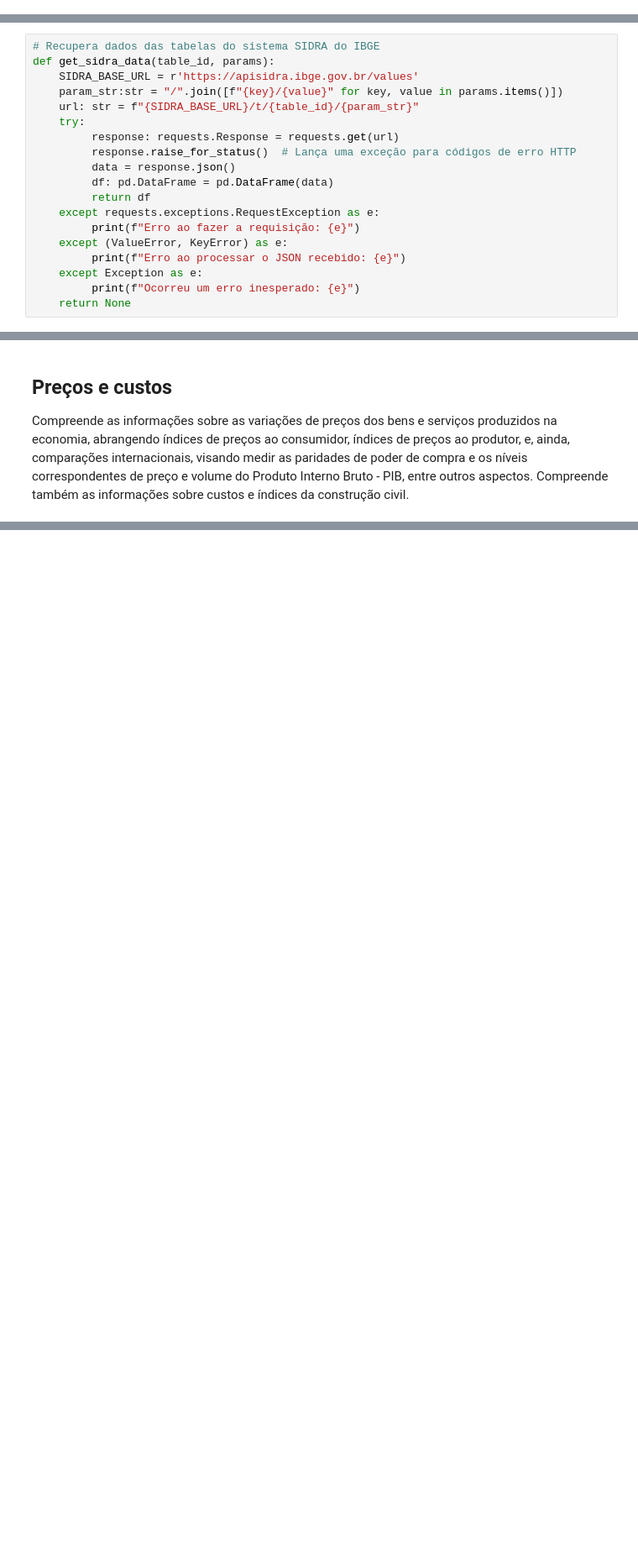
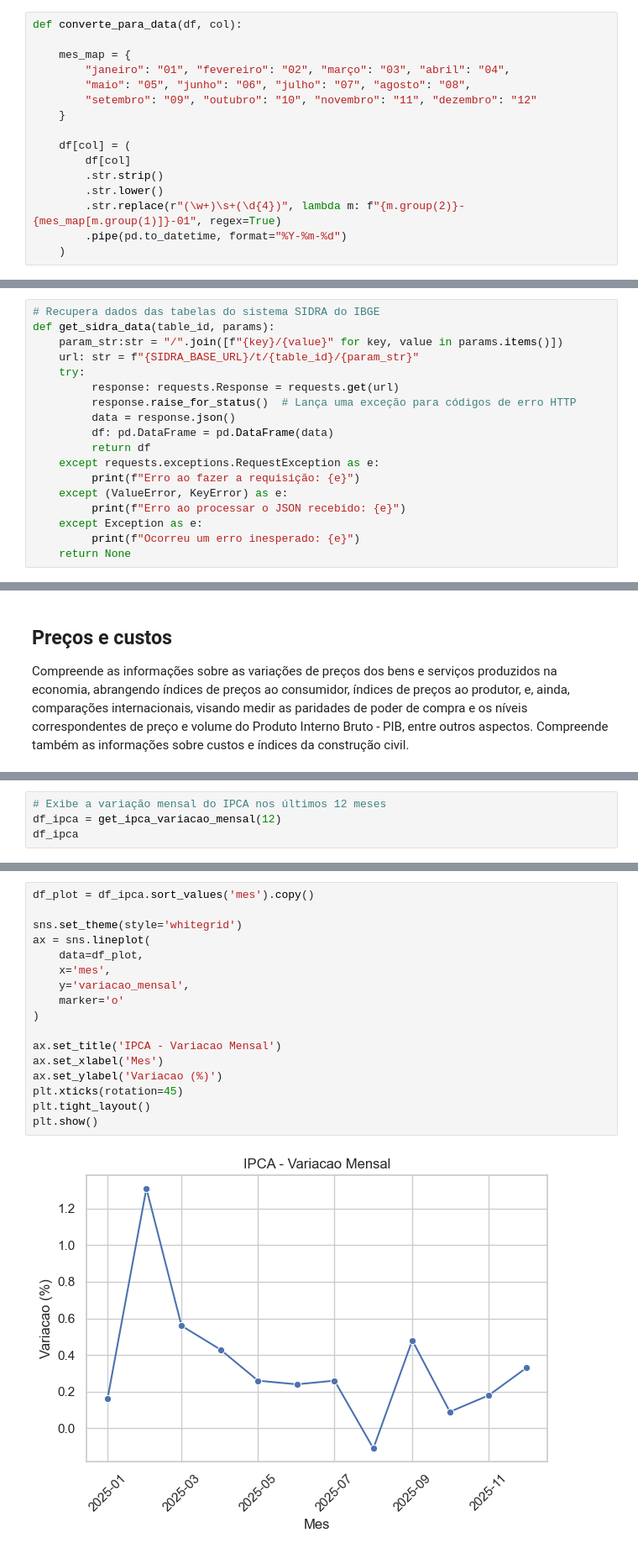
Before and after one commit to afukaya/Analise_Fundos_Investimentos, a Jupyter notebook: Indicadores _Economicos.ipynb, the cells around one changed output, grey strips where cells are left out. Shown at 84% size. Drawn from its saved outputs; the diff is of its cells as text; blank space fills up the shorter version.

```diff
--- a/Indicadores _Economicos.ipynb
+++ b/Indicadores _Economicos.ipynb
@@ -9,6 +9,22 @@ import seaborn as sns
 import matplotlib.pyplot as plt
 
 from io import StringIO
+# %%
+def converte_para_data(df, col):
+
+    mes_map = {
+        "janeiro": "01", "fevereiro": "02", "março": "03", "abril": "04",
+        "maio": "05", "junho": "06", "julho": "07", "agosto": "08",
+        "setembro": "09", "outubro": "10", "novembro": "11", "dezembro": "12"
+    }
+
+    df[col] = (
+        df[col]
+        .str.strip()
+        .str.lower()
+        .str.replace(r"(\w+)\s+(\d{4})", lambda m: f"{m.group(2)}-{mes_map[m.group(1)]}-01", regex=True)
+        .pipe(pd.to_datetime, format="%Y-%m-%d")
+    )
 # %% [markdown]
 ## Banco Central do Brasil - API séries históricas.
 # %%
@@ -145,7 +91,6 @@ SIDRA_IPCA_TABLEID = 1737
 # %%
 # Recupera dados das tabelas do sistema SIDRA do IBGE
 def get_sidra_data(table_id, params):
-    SIDRA_BASE_URL = r'https://apisidra.ibge.gov.br/values'
     param_str:str = "/".join([f"{key}/{value}" for key, value in params.items()])
     url: str = f"{SIDRA_BASE_URL}/t/{table_id}/{param_str}"
     try:
@@ -326,0 +214,4 @@ Variação mensal do IPCA (Brasil) - Últimos 12 meses (via JSON):
+# %%
+# Exibe a variação mensal do IPCA nos últimos 12 meses
+df_ipca = get_ipca_variacao_mensal(12)
+df_ipca
@@ -326,0 +236,19 @@ Variação mensal do IPCA (Brasil) - Últimos 12 meses (via JSON):
+# %%
+df_plot = df_ipca.sort_values('mes').copy()
+
+sns.set_theme(style='whitegrid')
+ax = sns.lineplot(
+    data=df_plot,
+    x='mes',
+    y='variacao_mensal',
+    marker='o'
+)
+
+ax.set_title('IPCA - Variacao Mensal')
+ax.set_xlabel('Mes')
+ax.set_ylabel('Variacao (%)')
+plt.xticks(rotation=45)
+plt.tight_layout()
+plt.show()
+# %% [output]
+[figure, added]
```
Also changed, not shown: parts of 16 cells of this notebook, 2 other files.
